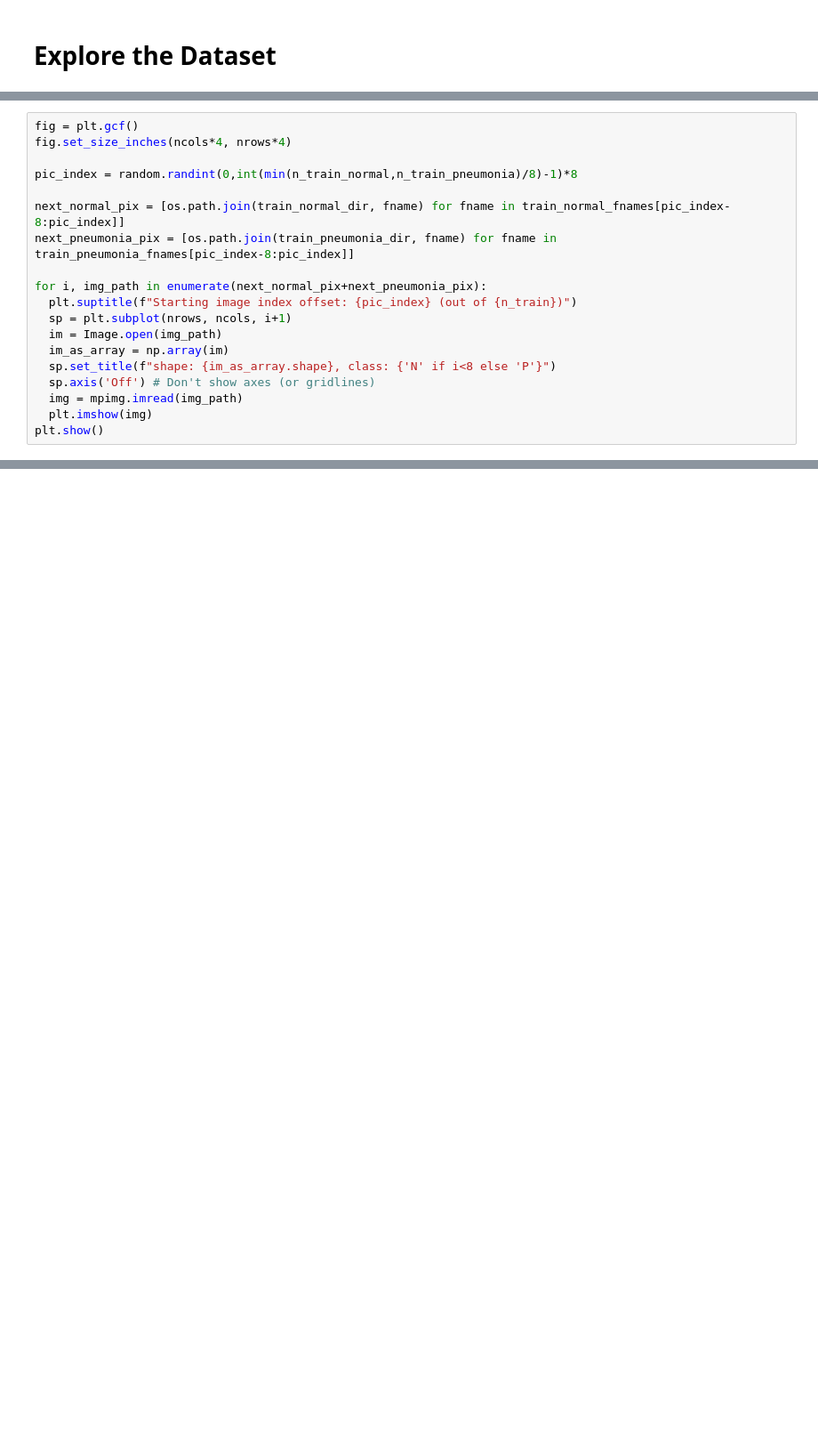
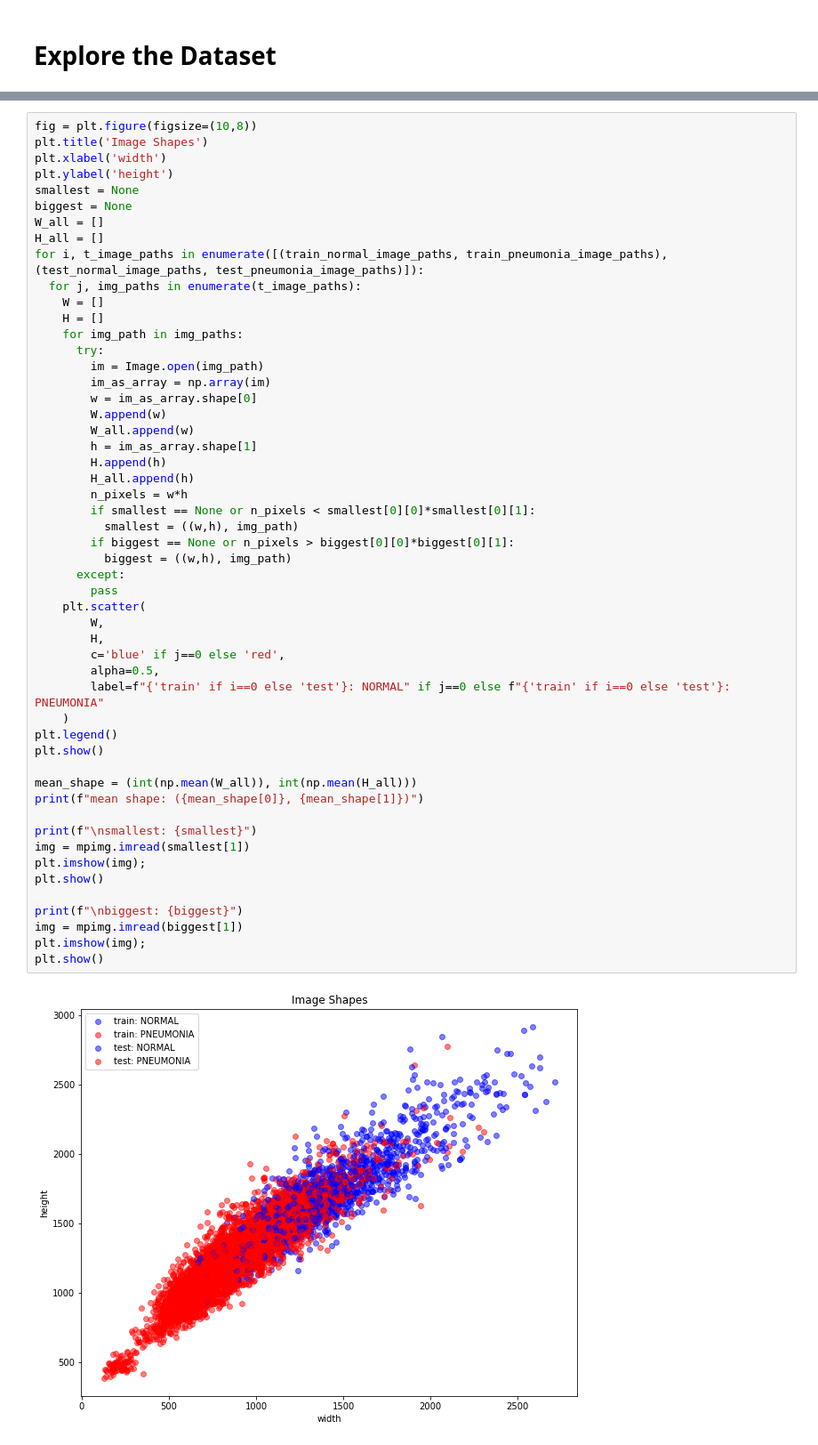
Before and after one commit to sacontreras/dsc-mod-4-project-v2-1-online-ds-sp-000, a Jupyter notebook: mod4-project.ipynb, the cells around one changed output, grey strips where cells are left out. Shown at 89% size. Drawn from its saved outputs; the diff is of its cells as text; blank space fills up the shorter version.

```diff
--- a/mod4-project.ipynb
+++ b/mod4-project.ipynb
@@ -156,19 +143,0 @@ pic_index = 0
-# %%
-fig = plt.gcf()
-fig.set_size_inches(ncols*4, nrows*4)
-
-pic_index = random.randint(0,int(min(n_train_normal,n_train_pneumonia)/8)-1)*8
-
-next_normal_pix = [os.path.join(train_normal_dir, fname) for fname in train_normal_fnames[pic_index-8:pic_index]]
-next_pneumonia_pix = [os.path.join(train_pneumonia_dir, fname) for fname in train_pneumonia_fnames[pic_index-8:pic_index]]
-
-for i, img_path in enumerate(next_normal_pix+next_pneumonia_pix):
-  plt.suptitle(f"Starting image index offset: {pic_index} (out of {n_train})")
-  sp = plt.subplot(nrows, ncols, i+1)
-  im = Image.open(img_path)
-  im_as_array = np.array(im)
-  sp.set_title(f"shape: {im_as_array.shape}, class: {'N' if i<8 else 'P'}")
-  sp.axis('Off') # Don't show axes (or gridlines)
-  img = mpimg.imread(img_path)
-  plt.imshow(img)
-plt.show()
@@ -521,0 +252,54 @@ for layer_name, feature_map in zip(layer_names, successive_feature_maps):
+# %%
+fig = plt.figure(figsize=(10,8))
+plt.title('Image Shapes')
+plt.xlabel('width')
+plt.ylabel('height')
+smallest = None
+biggest = None
+W_all = []
+H_all = []
+for i, t_image_paths in enumerate([(train_normal_image_paths, train_pneumonia_image_paths), (test_normal_image_paths, test_pneumonia_image_paths)]):
+  for j, img_paths in enumerate(t_image_paths):
+    W = []
+    H = []
+    for img_path in img_paths:
+      try:
+        im = Image.open(img_path)
+        im_as_array = np.array(im)
+        w = im_as_array.shape[0]
+        W.append(w)
+        W_all.append(w)
+        h = im_as_array.shape[1]
+        H.append(h)
+        H_all.append(h)
+        n_pixels = w*h
+        if smallest == None or n_pixels < smallest[0][0]*smallest[0][1]:
+          smallest = ((w,h), img_path)
+        if biggest == None or n_pixels > biggest[0][0]*biggest[0][1]:
+          biggest = ((w,h), img_path)
+      except:
+        pass
+    plt.scatter(
+        W,
+        H,
+        c='blue' if j==0 else 'red',
+        alpha=0.5,
+        label=f"{'train' if i==0 else 'test'}: NORMAL" if j==0 else f"{'train' if i==0 else 'test'}: PNEUMONIA"
+    )
+plt.legend()
+plt.show()
+
+mean_shape = (int(np.mean(W_all)), int(np.mean(H_all)))
+print(f"mean shape: ({mean_shape[0]}, {mean_shape[1]})")
+
+print(f"\nsmallest: {smallest}")
+img = mpimg.imread(smallest[1])
+plt.imshow(img);
+plt.show()
+
+print(f"\nbiggest: {biggest}")
+img = mpimg.imread(biggest[1])
+plt.imshow(img);
+plt.show()
+# %% [output]
+[figure, added]
```
Also changed, not shown: parts of 55 cells of this notebook.
